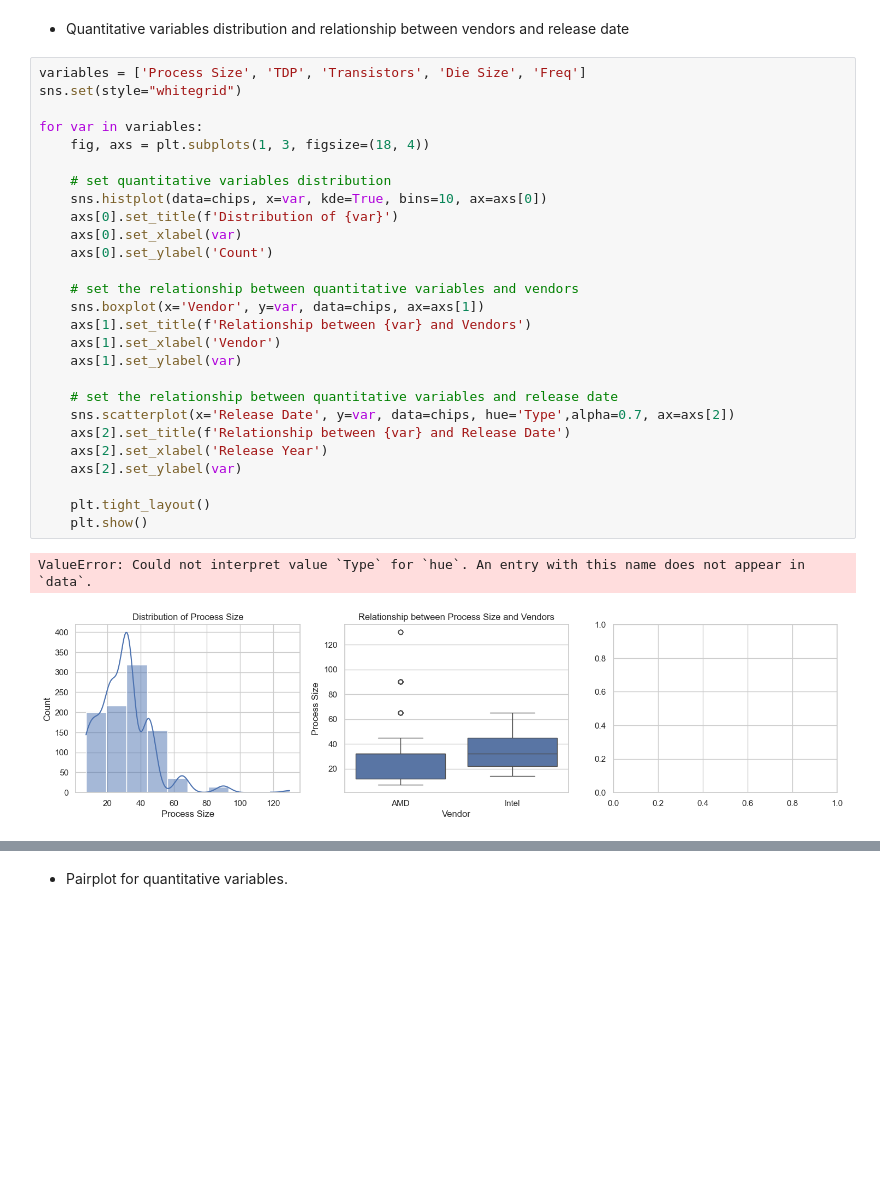
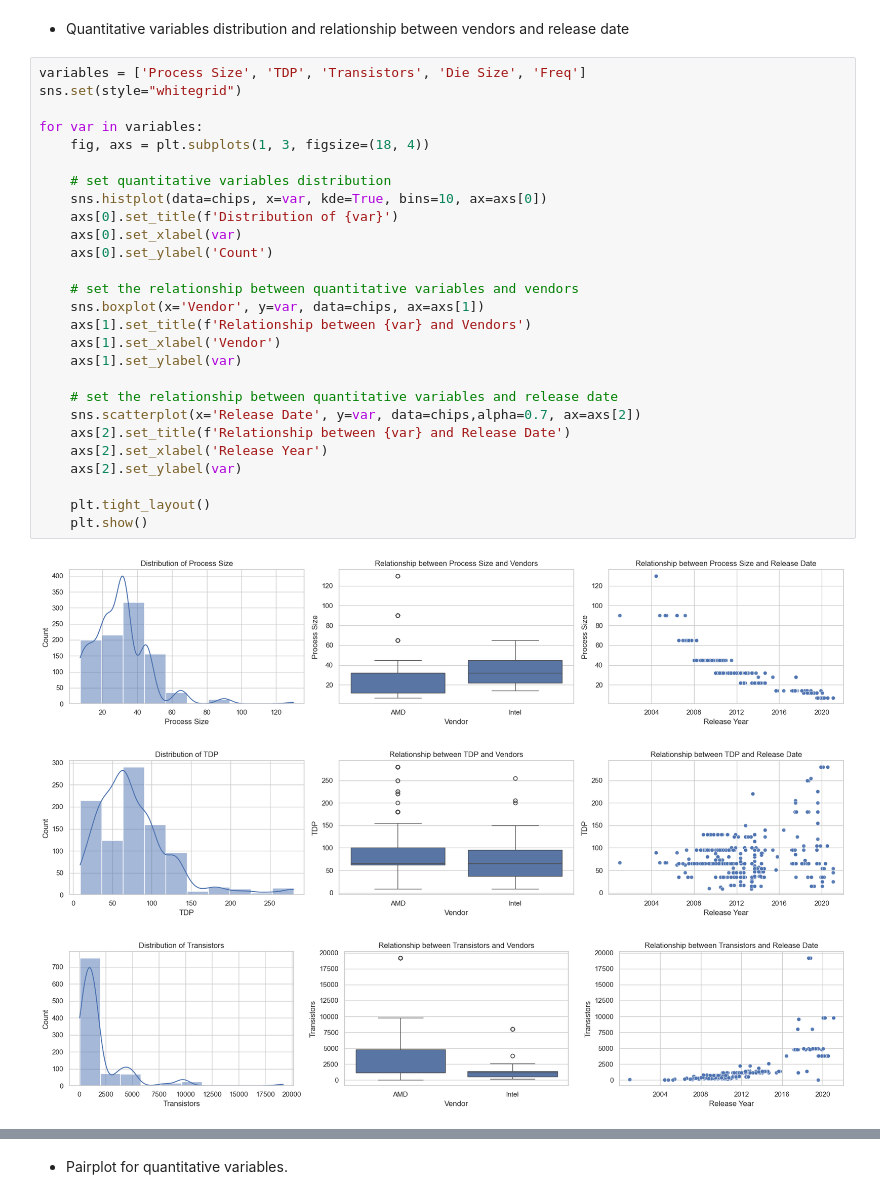
Before and after one commit to Zhengnan817/DAV_5300, a Jupyter notebook: Data_Project/Data_project_proposal.ipynb, the cells around one changed output, grey strips where cells are left out. Cells and saved outputs as stored; diff of their text form; blank space fills up the shorter version.

```diff
--- a/Data_Project/Data_project_proposal.ipynb
+++ b/Data_Project/Data_project_proposal.ipynb
@@ -171,30 +171,31 @@ plt.show()
 # %%
 variables = ['Process Size', 'TDP', 'Transistors', 'Die Size', 'Freq']
 sns.set(style="whitegrid")
 
 for var in variables:
     fig, axs = plt.subplots(1, 3, figsize=(18, 4))
 
     # set quantitative variables distribution
     sns.histplot(data=chips, x=var, kde=True, bins=10, ax=axs[0])
     axs[0].set_title(f'Distribution of {var}')
     axs[0].set_xlabel(var)
     axs[0].set_ylabel('Count')
 
     # set the relationship between quantitative variables and vendors
     sns.boxplot(x='Vendor', y=var, data=chips, ax=axs[1])
     axs[1].set_title(f'Relationship between {var} and Vendors')
     axs[1].set_xlabel('Vendor')
     axs[1].set_ylabel(var)
 
     # set the relationship between quantitative variables and release date
-    sns.scatterplot(x='Release Date', y=var, data=chips, hue='Type',alpha=0.7, ax=axs[2])
+    sns.scatterplot(x='Release Date', y=var, data=chips,alpha=0.7, ax=axs[2])
     axs[2].set_title(f'Relationship between {var} and Release Date')
     axs[2].set_xlabel('Release Year')
     axs[2].set_ylabel(var)
 
     plt.tight_layout()
     plt.show()
 # %% [output]
-ValueError: Could not interpret value `Type` for `hue`. An entry with this name does not appear in `data`.
-[figure, old version]
+[figure, new version]
+[figure, added]
+[figure, added]
```
Also changed, not shown: parts of 4 cells of this notebook.
